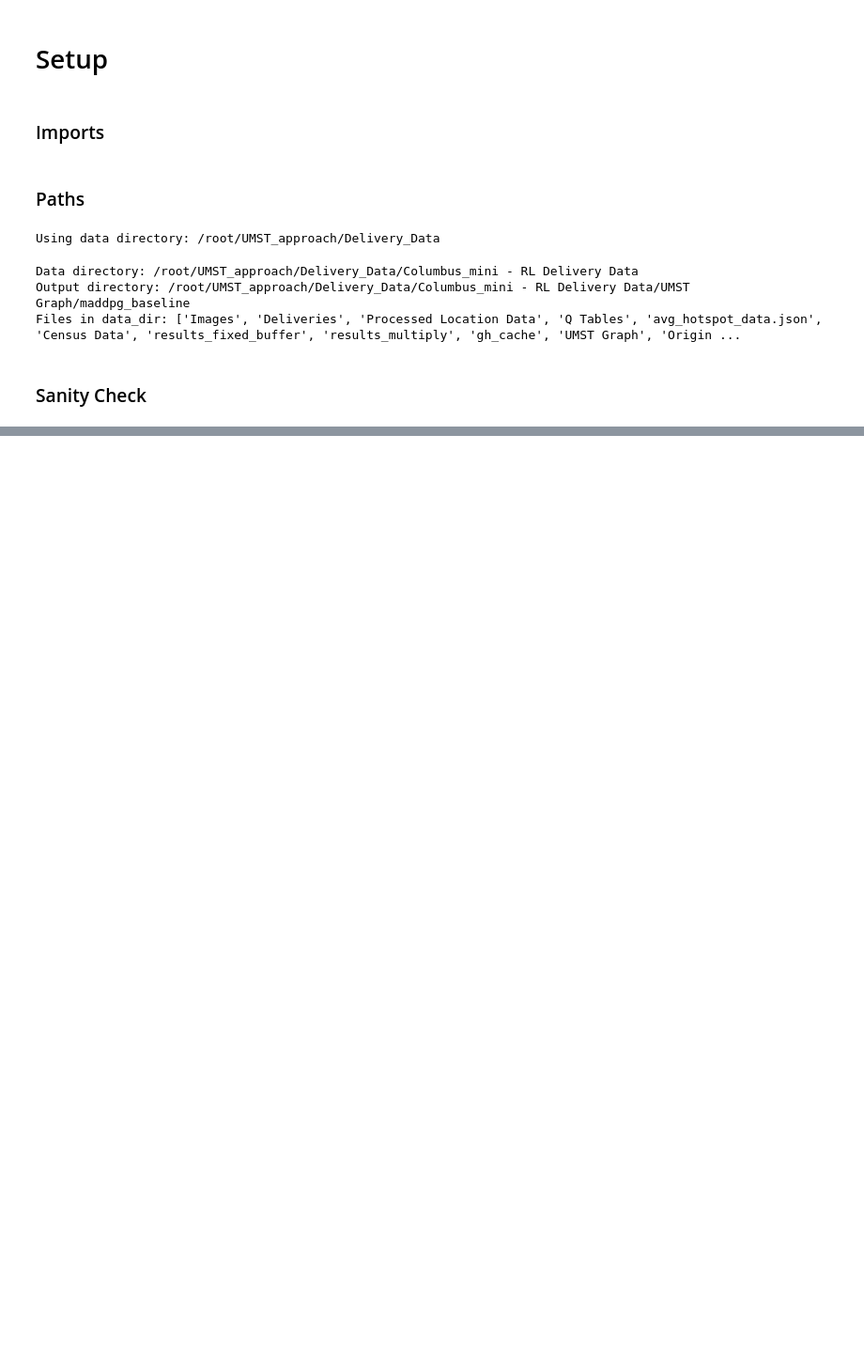
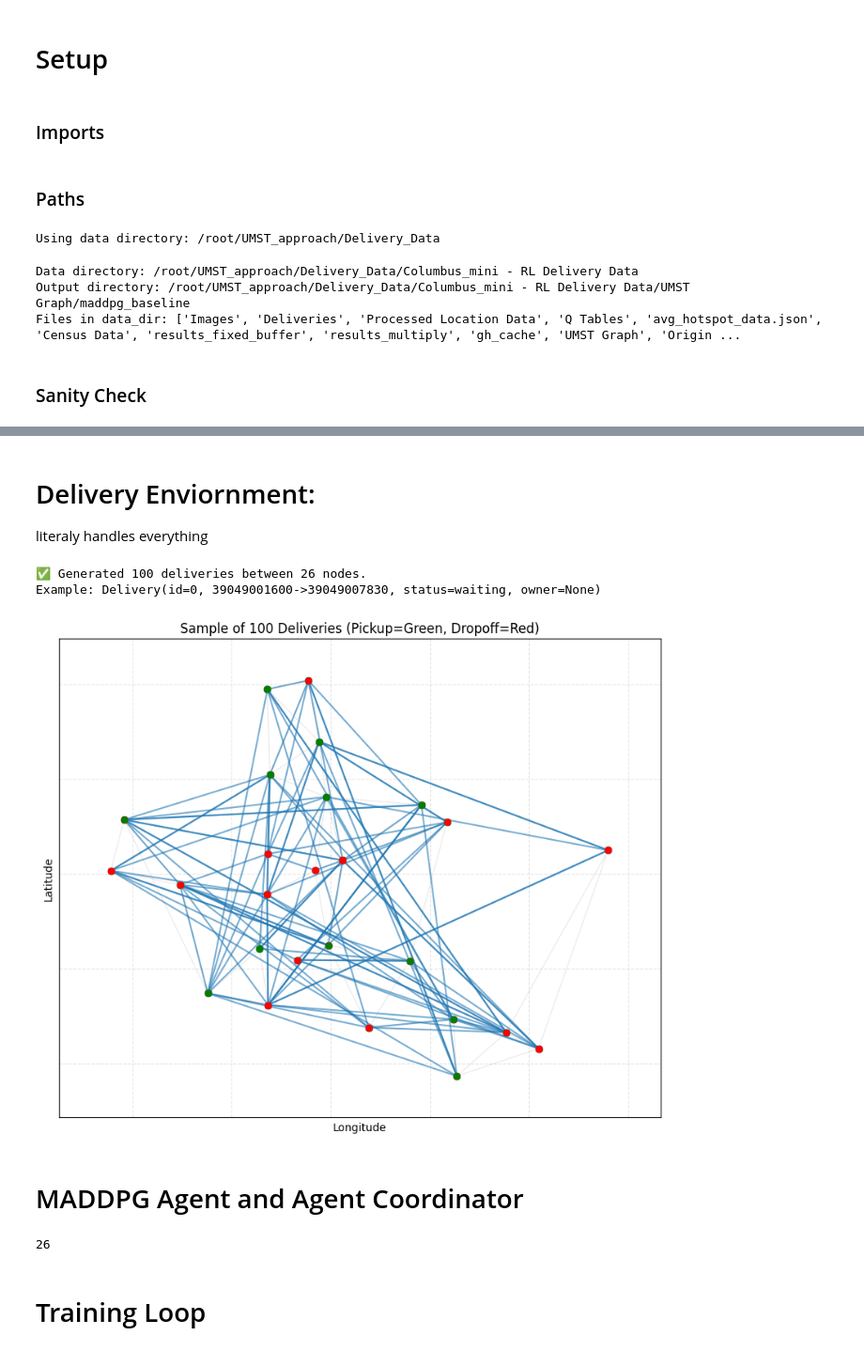
Before and after one commit to vishwam0101/UMST_approach, a Jupyter notebook: Source Code/clean.ipynb, the cells around one changed output, grey strips where cells are left out. Shown: that part at 94% size. Saved outputs shown, nothing was run; the diff lists cells and outputs as text; code cells hidden in the pictures; blank space fills up the shorter version.

Commit message:
Done with final maddpg bundling logic and results

```diff
--- a/Source Code/clean.ipynb
+++ b/Source Code/clean.ipynb
@@ -100,6 +100,7 @@ Files in data_dir: ['Images', 'Deliveries', 'Processed Location Data', 'Q Tables
 # %%
 graph_path = data_dir + "/UMST Graph/graphs"
 full_graph = graph_path + "/gh_hotspot_graph.graphml.xml"
+umst_graph = graph_path + "/umst_graph.graphml.xml"
 # %% [markdown]
 ### Sanity Check
 # %%
@@ -158,5 +159,5 @@ def verify_hotspot_graph(graph_path):
 
     return G
 # %%
-verify_hotspot_graph(full_graph)
+G = verify_hotspot_graph(umst_graph)
 # %% [output]
@@ -424,0 +304,39 @@ reloaded = DeliveryList(
+# %%
+import matplotlib.pyplot as plt
+
+def plot_deliveries_on_graph(G, delivery_list, sample_size=100):
+    """
+    Quick visual check: plots the hotspot graph (using lat/lon)
+    and overlays sampled pickup → dropoff connections.
+    """
+    plt.figure(figsize=(10, 8))
+
+    # Extract positions from node lat/lon
+    pos = {n: (float(d['lon']), float(d['lat'])) for n, d in G.nodes(data=True)}
+
+    # Draw the base graph (light gray edges, small nodes)
+    nx.draw_networkx_edges(G, pos, edge_color='lightgray', alpha=0.5, width=0.8)
+    nx.draw_networkx_nodes(G, pos, node_size=40, node_color='gray')
+
+    # Sample deliveries to display (avoid clutter)
+    sample_deliveries = random.sample(delivery_list.deliveries, min(sample_size, len(delivery_list.deliveries)))
+
+    for d in sample_deliveries:
+        pickup_pos = pos[d.pickup]
+        dropoff_pos = pos[d.dropoff]
+        plt.plot(
+            [pickup_pos[0], dropoff_pos[0]],
+            [pickup_pos[1], dropoff_pos[1]],
+            color='tab:blue', alpha=0.6, linewidth=1.5
+        )
+        plt.scatter(*pickup_pos, color='green', s=30, zorder=5)
+        plt.scatter(*dropoff_pos, color='red', s=30, zorder=5)
+
+    plt.title(f"Sample of {len(sample_deliveries)} Deliveries (Pickup=Green, Dropoff=Red)")
+    plt.xlabel("Longitude")
+    plt.ylabel("Latitude")
+    plt.grid(True, linestyle="--", alpha=0.3)
+    plt.show()
+# %% [markdown]
+# Delivery Enviornment:
+literaly handles everything
@@ -424,0 +777,13 @@ reloaded = DeliveryList(
+# %%
+deliveries = generate_simple_deliveries(G, num_deliveries=100)
+env = DeliveryEnvironment(G, deliveries, num_agents=10)
+# %% [output]
+✅ Generated 100 deliveries between 26 nodes.
+Example: Delivery(id=0, 39049001600->39049007830, status=waiting, owner=None)
+# %%
+# Example usage (run after generating deliveries)
+plot_deliveries_on_graph(G, deliveries, sample_size=100)
+# %% [output]
+[figure, added]
+# %% [markdown]
+# MADDPG Agent and Agent Coordinator
@@ -424,0 +1102,6 @@ reloaded = DeliveryList(
+# %%
+G.number_of_nodes()
+# %% [output]
+26
+# %% [markdown]
+# Training Loop
```
Also changed, not shown: parts of 23 cells of this notebook.
